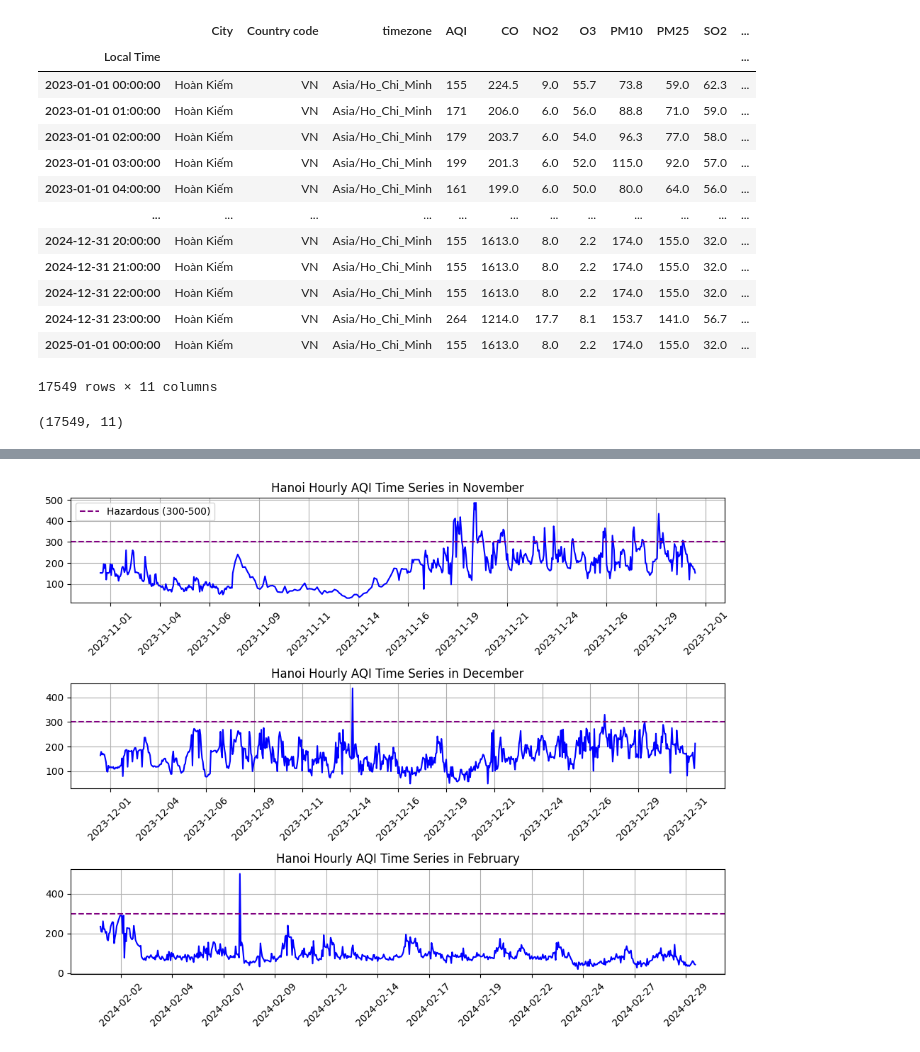
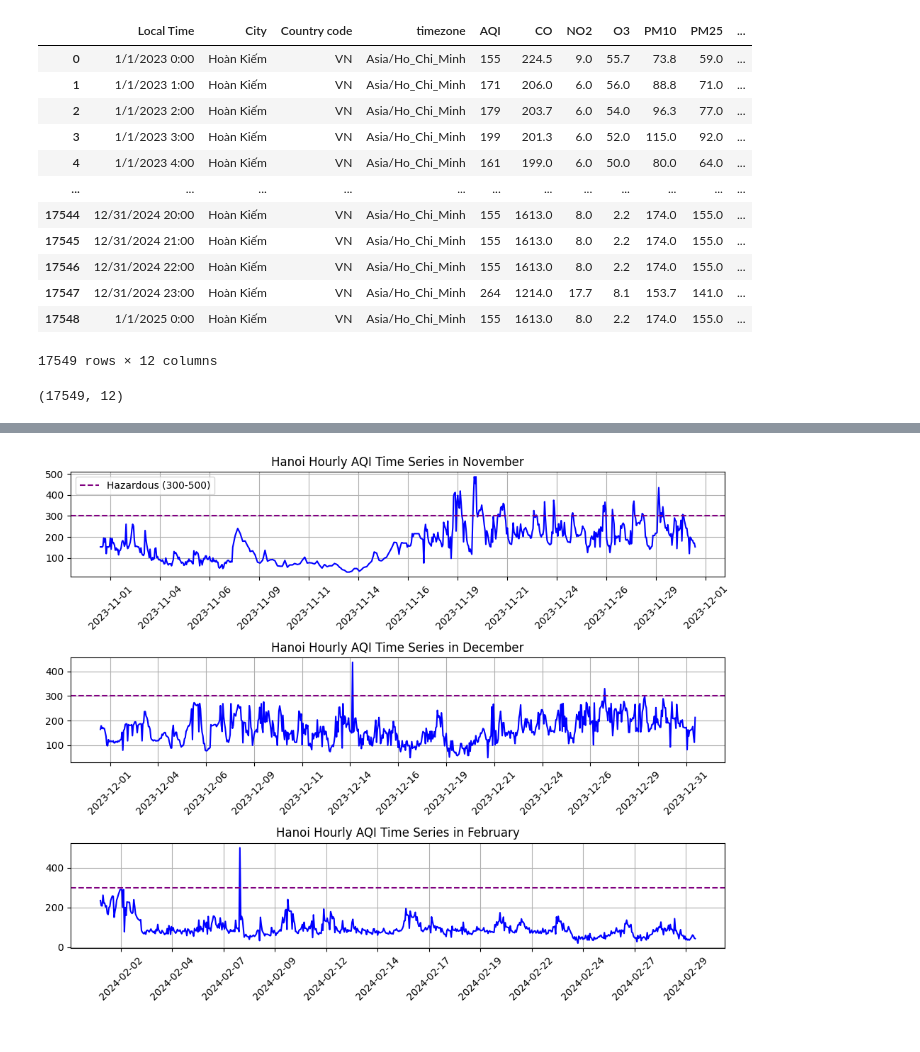
Before and after one commit to HoangHumg1210/Air_Quality-Analysis_HN, a Jupyter notebook: data/Exploratory Data Analysis.ipynb, the cells around one changed output, grey strips where cells are left out. Cells and saved outputs as stored; diff of their text form; code cells hidden in the pictures.

```diff
--- a/data/Exploratory Data Analysis.ipynb
+++ b/data/Exploratory Data Analysis.ipynb
@@ -11,31 +11,30 @@ import plotly.express as px
 %matplotlib inline
 # %%
 
-df = pd.read_csv('air_quality_data.csv')
-df['Local Time'] = pd.to_datetime(df['Local Time'])
+df = pd.read_csv('air_quality_data_1.csv')
 
-df.set_index('Local Time', inplace=True)
+
+
 
 df
 # %% [output]
-|  | City | Country code | timezone | AQI | CO | NO2 | O3 | PM10 | PM25 | SO2 | ... |
-| Local Time |  |  |  |  |  |  |  |  |  |  | ... |
-| 2023-01-01 00:00:00 | Hoàn Kiếm | VN | Asia/Ho_Chi_Minh | 155 | 224.5 | 9.0 | 55.7 | 73.8 | 59.0 | 62.3 | ... |
-| 2023-01-01 01:00:00 | Hoàn Kiếm | VN | Asia/Ho_Chi_Minh | 171 | 206.0 | 6.0 | 56.0 | 88.8 | 71.0 | 59.0 | ... |
-| 2023-01-01 02:00:00 | Hoàn Kiếm | VN | Asia/Ho_Chi_Minh | 179 | 203.7 | 6.0 | 54.0 | 96.3 | 77.0 | 58.0 | ... |
-| 2023-01-01 03:00:00 | Hoàn Kiếm | VN | Asia/Ho_Chi_Minh | 199 | 201.3 | 6.0 | 52.0 | 115.0 | 92.0 | 57.0 | ... |
-| 2023-01-01 04:00:00 | Hoàn Kiếm | VN | Asia/Ho_Chi_Minh | 161 | 199.0 | 6.0 | 50.0 | 80.0 | 64.0 | 56.0 | ... |
+|  | Local Time | City | Country code | timezone | AQI | CO | NO2 | O3 | PM10 | PM25 | ... |
+| 0 | 1/1/2023 0:00 | Hoàn Kiếm | VN | Asia/Ho_Chi_Minh | 155 | 224.5 | 9.0 | 55.7 | 73.8 | 59.0 | ... |
+| 1 | 1/1/2023 1:00 | Hoàn Kiếm | VN | Asia/Ho_Chi_Minh | 171 | 206.0 | 6.0 | 56.0 | 88.8 | 71.0 | ... |
+| 2 | 1/1/2023 2:00 | Hoàn Kiếm | VN | Asia/Ho_Chi_Minh | 179 | 203.7 | 6.0 | 54.0 | 96.3 | 77.0 | ... |
+| 3 | 1/1/2023 3:00 | Hoàn Kiếm | VN | Asia/Ho_Chi_Minh | 199 | 201.3 | 6.0 | 52.0 | 115.0 | 92.0 | ... |
+| 4 | 1/1/2023 4:00 | Hoàn Kiếm | VN | Asia/Ho_Chi_Minh | 161 | 199.0 | 6.0 | 50.0 | 80.0 | 64.0 | ... |
 | ... | ... | ... | ... | ... | ... | ... | ... | ... | ... | ... | ... |
-| 2024-12-31 20:00:00 | Hoàn Kiếm | VN | Asia/Ho_Chi_Minh | 155 | 1613.0 | 8.0 | 2.2 | 174.0 | 155.0 | 32.0 | ... |
-| 2024-12-31 21:00:00 | Hoàn Kiếm | VN | Asia/Ho_Chi_Minh | 155 | 1613.0 | 8.0 | 2.2 | 174.0 | 155.0 | 32.0 | ... |
-| 2024-12-31 22:00:00 | Hoàn Kiếm | VN | Asia/Ho_Chi_Minh | 155 | 1613.0 | 8.0 | 2.2 | 174.0 | 155.0 | 32.0 | ... |
-| 2024-12-31 23:00:00 | Hoàn Kiếm | VN | Asia/Ho_Chi_Minh | 264 | 1214.0 | 17.7 | 8.1 | 153.7 | 141.0 | 56.7 | ... |
-| 2025-01-01 00:00:00 | Hoàn Kiếm | VN | Asia/Ho_Chi_Minh | 155 | 1613.0 | 8.0 | 2.2 | 174.0 | 155.0 | 32.0 | ... |
+| 17544 | 12/31/2024 20:00 | Hoàn Kiếm | VN | Asia/Ho_Chi_Minh | 155 | 1613.0 | 8.0 | 2.2 | 174.0 | 155.0 | ... |
+| 17545 | 12/31/2024 21:00 | Hoàn Kiếm | VN | Asia/Ho_Chi_Minh | 155 | 1613.0 | 8.0 | 2.2 | 174.0 | 155.0 | ... |
+| 17546 | 12/31/2024 22:00 | Hoàn Kiếm | VN | Asia/Ho_Chi_Minh | 155 | 1613.0 | 8.0 | 2.2 | 174.0 | 155.0 | ... |
+| 17547 | 12/31/2024 23:00 | Hoàn Kiếm | VN | Asia/Ho_Chi_Minh | 264 | 1214.0 | 17.7 | 8.1 | 153.7 | 141.0 | ... |
+| 17548 | 1/1/2025 0:00 | Hoàn Kiếm | VN | Asia/Ho_Chi_Minh | 155 | 1613.0 | 8.0 | 2.2 | 174.0 | 155.0 | ... |
-17549 rows × 11 columns
+17549 rows × 12 columns
 # %%
 df.shape
 # %% [output]
-(17549, 11)
+(17549, 12)
 # %%
 df.describe()
 # %% [output]
```
Also changed, not shown: parts of 3 cells of this notebook, 4 other files.
